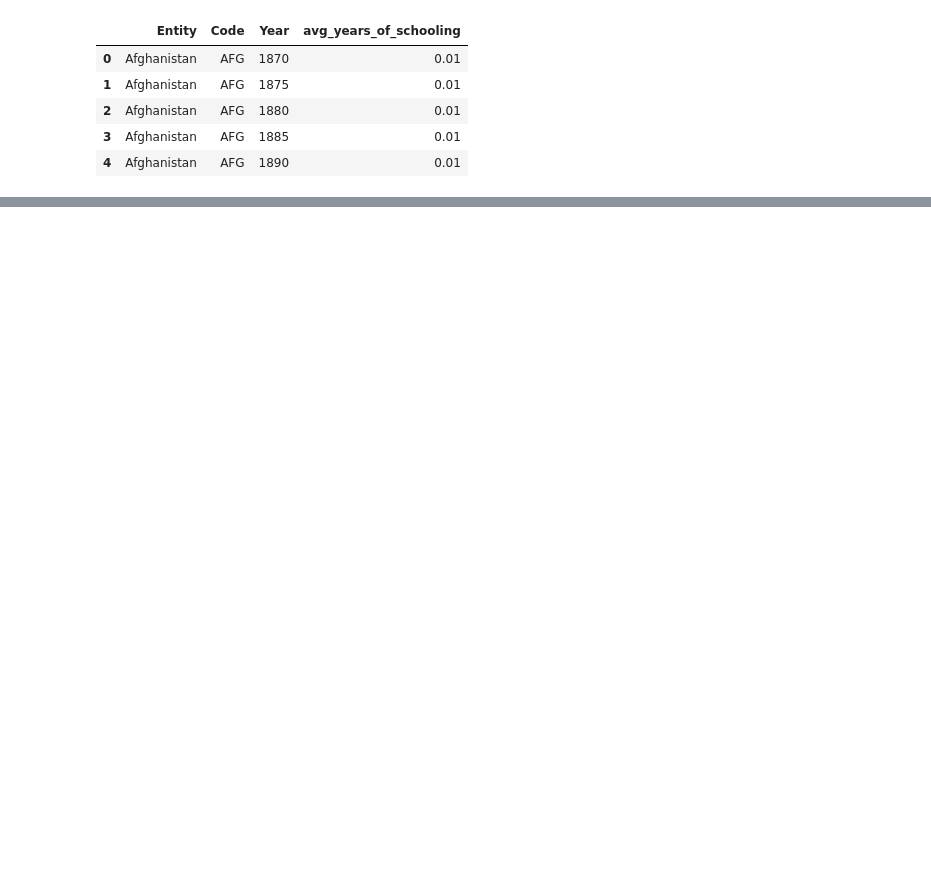
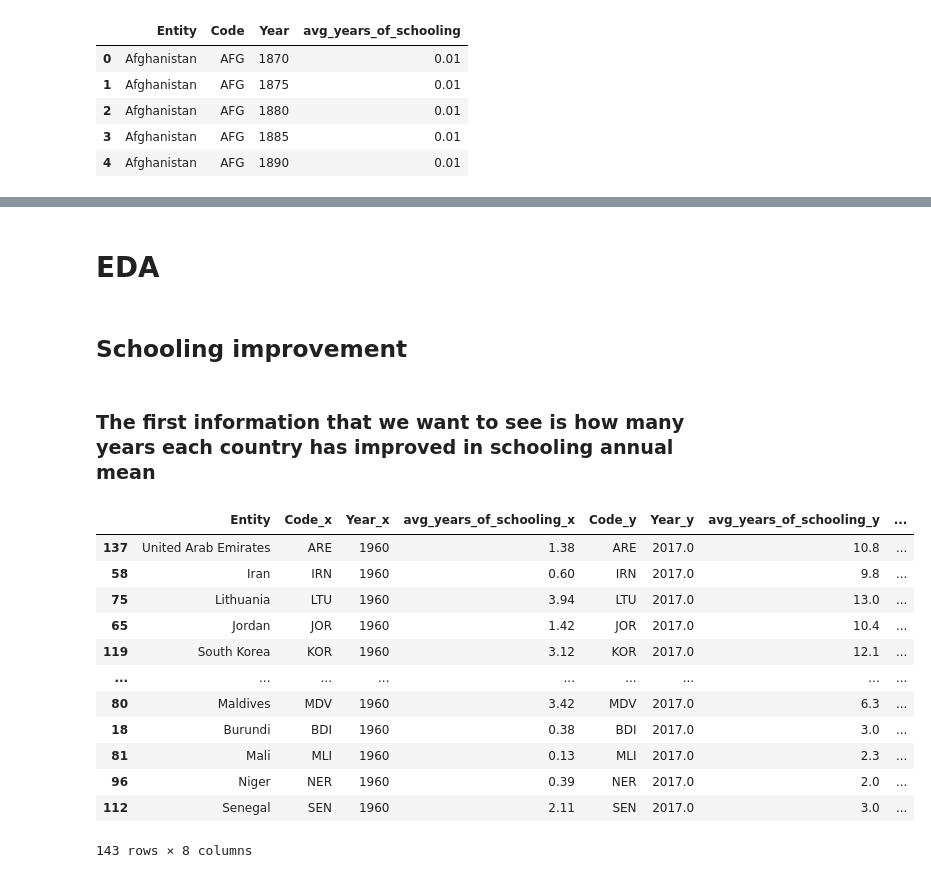
Before and after one commit to atifumacaxi/Fertility_and_Schooling, a Jupyter notebook: dea.ipynb, the cells around one changed output, grey strips where cells are left out. Saved outputs shown, nothing was run; the diff lists cells and outputs as text; code cells hidden in the pictures; blank space fills up the shorter version.

```diff
--- a/dea.ipynb
+++ b/dea.ipynb
@@ -26,0 +32,6 @@ sns.histplot(data=df_education, x='Year', y='avg_years_of_schooling', hue='Entit
+# %% [markdown]
+# EDA
+# %% [markdown]
+## Schooling improvement
+# %% [markdown]
+### The first information that we want to see is how many years each country has improved in schooling annual mean
@@ -26,0 +49,16 @@ sns.histplot(data=df_education, x='Year', y='avg_years_of_schooling', hue='Entit
+# %%
+df_education_improved.sort_values(by='years_improved', ascending=False)
+# %% [output]
+|  | Entity | Code_x | Year_x | avg_years_of_schooling_x | Code_y | Year_y | avg_years_of_schooling_y | ... |
+| 137 | United Arab Emirates | ARE | 1960 | 1.38 | ARE | 2017.0 | 10.8 | ... |
+| 58 | Iran | IRN | 1960 | 0.60 | IRN | 2017.0 | 9.8 | ... |
+| 75 | Lithuania | LTU | 1960 | 3.94 | LTU | 2017.0 | 13.0 | ... |
+| 65 | Jordan | JOR | 1960 | 1.42 | JOR | 2017.0 | 10.4 | ... |
+| 119 | South Korea | KOR | 1960 | 3.12 | KOR | 2017.0 | 12.1 | ... |
+| ... | ... | ... | ... | ... | ... | ... | ... | ... |
+| 80 | Maldives | MDV | 1960 | 3.42 | MDV | 2017.0 | 6.3 | ... |
+| 18 | Burundi | BDI | 1960 | 0.38 | BDI | 2017.0 | 3.0 | ... |
+| 81 | Mali | MLI | 1960 | 0.13 | MLI | 2017.0 | 2.3 | ... |
+| 96 | Niger | NER | 1960 | 0.39 | NER | 2017.0 | 2.0 | ... |
+| 112 | Senegal | SEN | 1960 | 2.11 | SEN | 2017.0 | 3.0 | ... |
+143 rows × 8 columns
```
Also changed, not shown: parts of 18 cells of this notebook.
